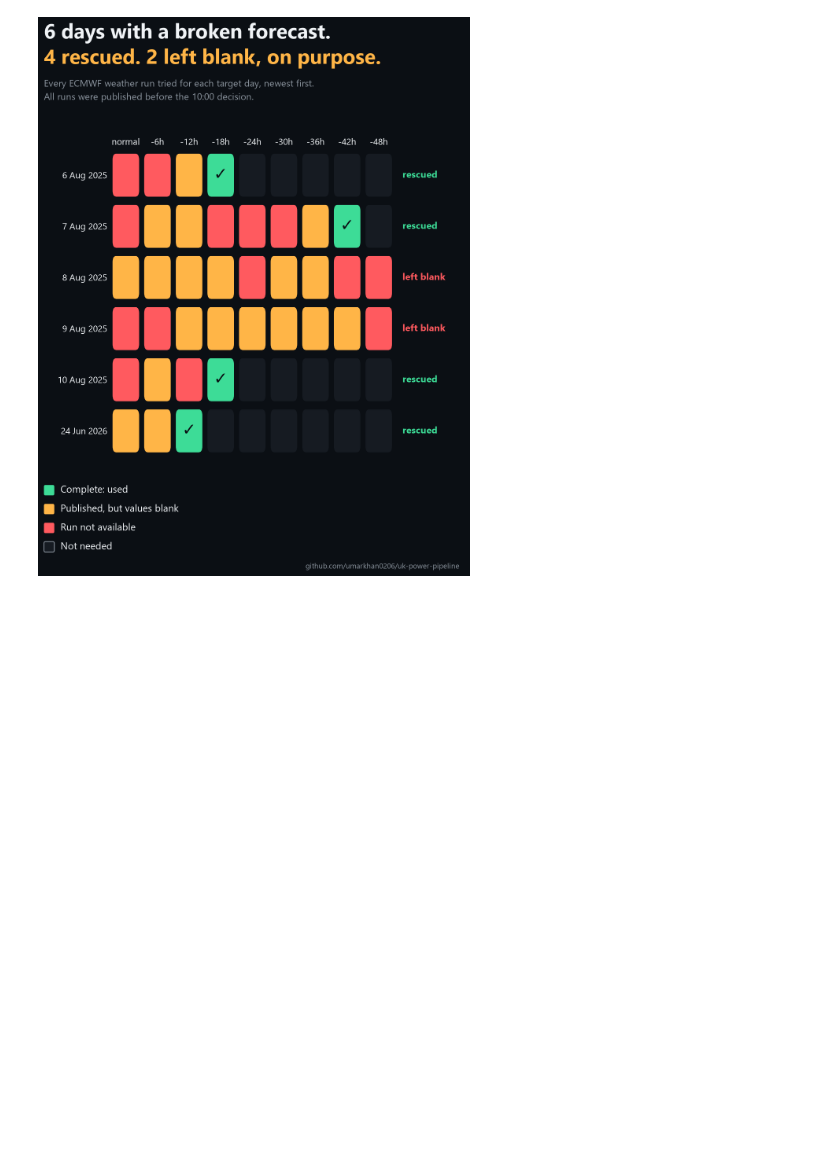
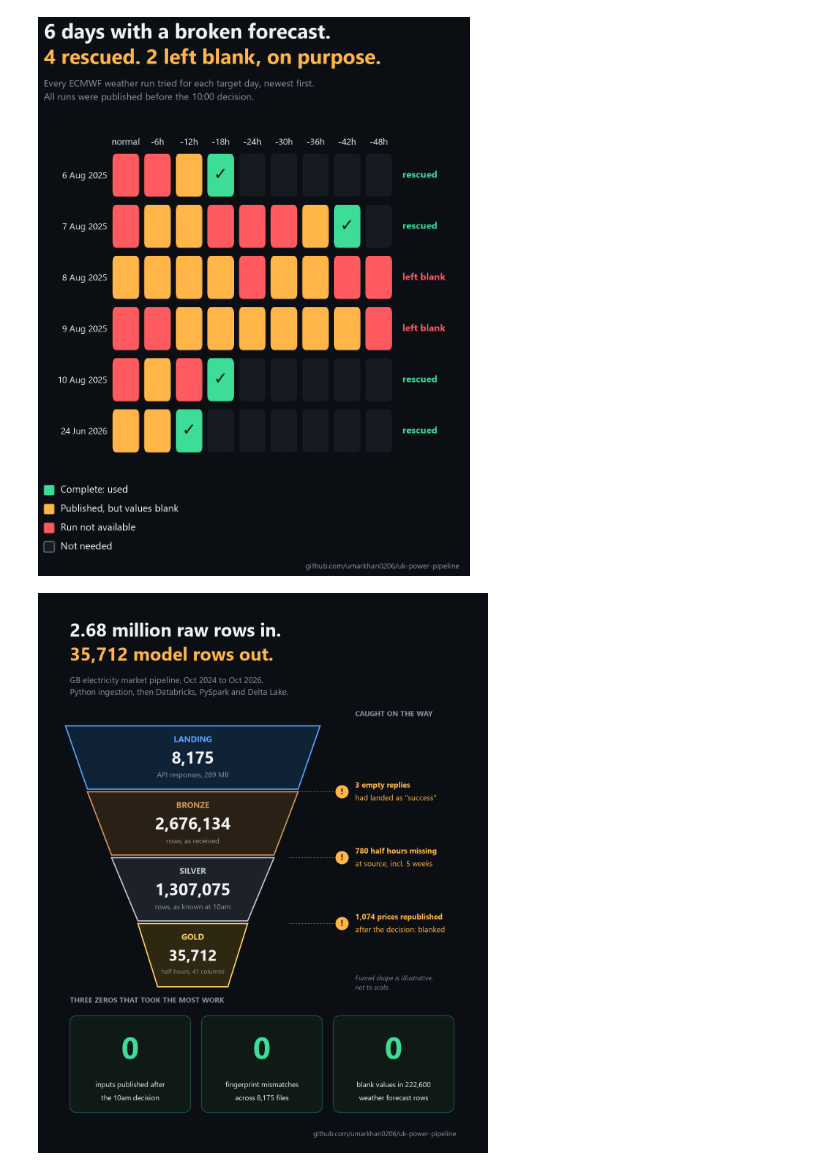
Before and after one commit to umarkhan0206/uk-power-pipeline, a Jupyter notebook: notebooks/01_explore_apis.ipynb, the cells around one changed output. Saved outputs shown, nothing was run; the diff lists cells and outputs as text; code cells hidden in the pictures; blank space fills up the shorter version.

```diff
--- a/notebooks/01_explore_apis.ipynb
+++ b/notebooks/01_explore_apis.ipynb
@@ -1529,3 +1529,79 @@ fig.savefig("../data/linkedin_part4_weather_fallback.png", facecolor=BG)
 plt.show()
 # %% [output]
 [figure]
+# %%
+import matplotlib.pyplot as plt
+from matplotlib.patches import Polygon, Circle, FancyBboxPatch
+
+plt.rcParams["font.family"] = ["Segoe UI", "DejaVu Sans"]
+BG, FG, GREY, AMBER, TEAL = "#0b0f14", "#f0f3f6", "#8b949e", "#ffb547", "#3ddc97"
+STAGE = ["#58a6ff", "#cd9a5b", "#c0c7d0", "#ffd166"]
+FILL = ["#0f2236", "#2a2016", "#1d2228", "#2e2711"]
+
+fig = plt.figure(figsize=(8, 10), dpi=150)
+fig.patch.set_facecolor(BG)
+ax = fig.add_axes([0, 0, 1, 1])
+ax.set_xlim(0, 100); ax.set_ylim(0, 125); ax.axis("off")
+
+ax.text(6, 119.5, "2.68 million raw rows in.", color=FG, fontsize=24, fontweight="bold", va="top")
+ax.text(6, 114, "35,712 model rows out.", color=AMBER, fontsize=24, fontweight="bold", va="top")
+ax.text(6, 107.6, "GB electricity market pipeline, Oct 2024 to Oct 2026.\n"
+        "Python ingestion, then Databricks, PySpark and Delta Lake.",
+        color=GREY, fontsize=11, va="top", linespacing=1.5)
+
+cx = 34
+widths = [58, 48, 37, 25, 16]          # illustrative, not to scale
+band_h, top = 15, 96
+stages = [
+    ("LANDING", "8,175", "API responses, 289 MB"),
+    ("BRONZE", "2,676,134", "rows, as received"),
+    ("SILVER", "1,307,075", "rows, as known at 10am"),
+    ("GOLD", "35,712", "half hours, 41 columns"),
+]
+for i, (name, big, small) in enumerate(stages):
+    y1, y0 = top - i * band_h, top - (i + 1) * band_h
+    w1, w0 = widths[i], widths[i + 1]
+    ax.add_patch(Polygon([(cx - w1 / 2, y1), (cx + w1 / 2, y1), (cx + w0 / 2, y0 + 0.6),
+                          (cx - w0 / 2, y0 + 0.6)], closed=True, facecolor=FILL[i],
+                         edgecolor=STAGE[i], linewidth=1.6))
+    ax.text(cx, y1 - 3.2, name, color=STAGE[i], fontsize=11, fontweight="bold",
+            ha="center", va="center")
+    ax.text(cx, y1 - 7.6, big, color=FG, fontsize=22 if i < 3 else 20, fontweight="bold",
+            ha="center", va="center")
+    ax.text(cx, y1 - 11.3 if i < 3 else y1 - 11.0, small, color=GREY, fontsize=9.5 if i < 3 else 8,
+            ha="center", va="center")
+
+caught = [
+    (top - band_h, ["3 empty replies", "had landed as \"success\""]),
+    (top - 2 * band_h, ["780 half hours missing", "at source, incl. 5 weeks"]),
+    (top - 3 * band_h, ["1,074 prices republished", "after the decision: blanked"]),
+]
+for y, lines in caught:
+    ax.plot([cx + widths[1] / 2 - 2, 66], [y, y], color=AMBER, linewidth=1, alpha=0.5,
+            linestyle=(0, (2, 2)))
+    ax.add_patch(Circle((68, y), 1.5, facecolor=AMBER, edgecolor="none"))
+    ax.text(68, y - 0.05, "!", color=BG, fontsize=11, fontweight="bold", ha="center", va="center")
+    ax.text(71, y + 1.4, lines[0], color=AMBER, fontsize=10, fontweight="bold", va="center")
+    ax.text(71, y - 1.5, lines[1], color=AMBER, fontsize=10, va="center")
+ax.text(71, top + 2.2, "CAUGHT ON THE WAY", color=GREY, fontsize=9.5, fontweight="bold")
+
+zeros = [("inputs published after", "the 10am decision"),
+         ("fingerprint mismatches", "across 8,175 files"),
+         ("blank values in 222,600", "weather forecast rows")]
+for k, (a, b) in enumerate(zeros):
+    x = 6 + k * 30
+    ax.add_patch(FancyBboxPatch((x, 8), 27.5, 22, boxstyle="round,pad=0,rounding_size=1.6",
+                                facecolor="#0f1a17", edgecolor="#1f4a3c", linewidth=1.2))
+    ax.text(x + 13.75, 22, "0", color=TEAL, fontsize=40, fontweight="bold",
+            ha="center", va="center")
+    ax.text(x + 13.75, 14.2, a, color=FG, fontsize=9.5, ha="center", va="center")
+    ax.text(x + 13.75, 11.2, b, color=FG, fontsize=9.5, ha="center", va="center")
+ax.text(6, 33, "THREE ZEROS THAT TOOK THE MOST WORK", color=GREY, fontsize=9.5,
+        fontweight="bold")
+ax.text(71, top - 4 * band_h + 1.5, "Funnel shape is illustrative,\nnot to scale.", color=GREY,
+        fontsize=8.5, style="italic", va="center", linespacing=1.4)
+ax.text(94, 2.6, "github.com/umarkhan0206/uk-power-pipeline", color=GREY, fontsize=9, ha="right")
+fig.savefig("../data/linkedin_part5_pipeline_funnel.png", facecolor=BG)
+plt.show()
+# %% [output]
+[figure, added]
```
Also changed, not shown: parts of 10 cells of this notebook, 2 other files.
